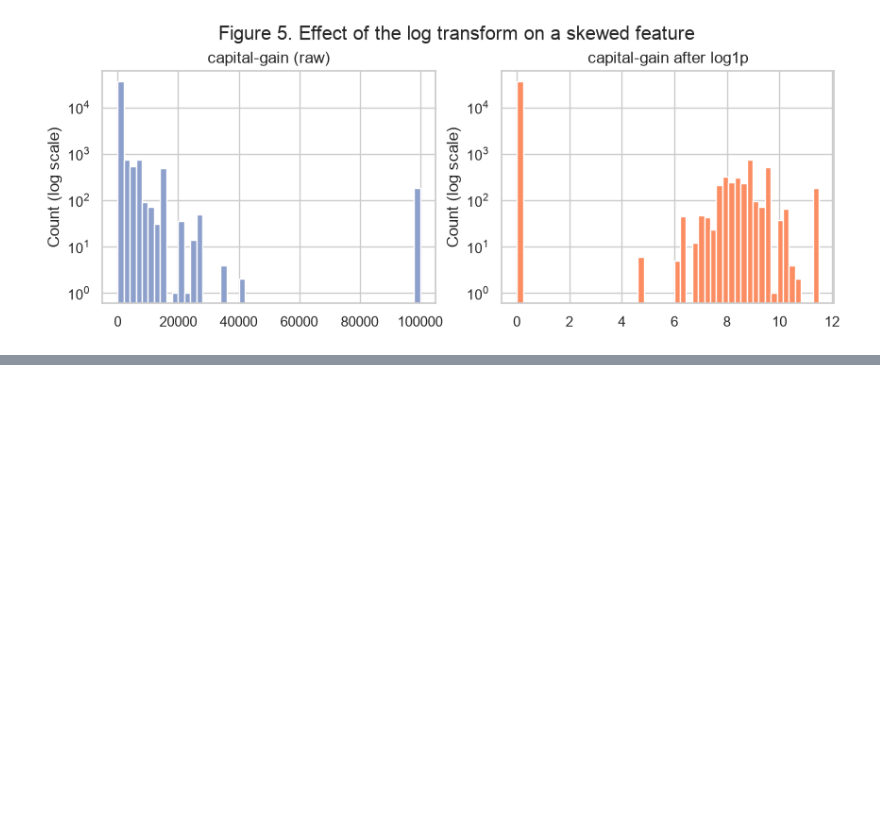
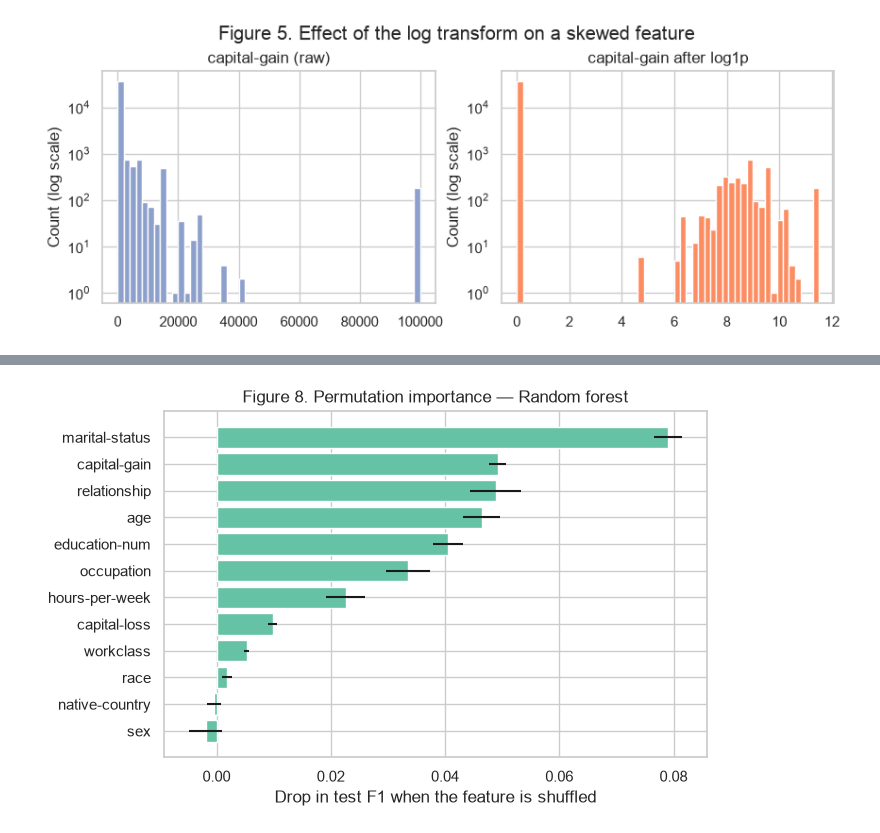
Before and after one commit to alexander-kuzmin-us/MachineLearningFoundations, a Jupyter notebook: modeling.ipynb, the cells around one changed output, grey strips where cells are left out. Saved outputs shown, nothing was run; the diff lists cells and outputs as text; code cells hidden in the pictures; blank space fills up the shorter version.

```diff
--- a/modeling.ipynb
+++ b/modeling.ipynb
@@ -444,0 +590,6 @@ plt.show()
+# %%
+# Pick the final model by cross-validated F1 (not by test score, to keep the test set honest)
+best_name = cv_summary["CV F1 (mean)"].idxmax()
+best_model = models[best_name]
+print(f"Selected model: {best_name}\n")
+print(classification_report(y_test, best_model.predict(X_test), target_names=["<=50K", ">50K"], digits=3))
@@ -444,0 +679,16 @@ plt.show()
+# %%
+from sklearn.inspection import permutation_importance
+
+perm = permutation_importance(best_model, X_test, y_test, scoring="f1", n_repeats=5,
+                              random_state=RANDOM_STATE)  # the forest itself already uses all cores
+importance = (pd.DataFrame({"mean": perm.importances_mean, "std": perm.importances_std}, index=X_test.columns)
+              .sort_values("mean"))
+
+fig, ax = plt.subplots(figsize=(7, 4.5))
+ax.barh(importance.index, importance["mean"], xerr=importance["std"], color="#66c2a5")
+ax.set_xlabel("Drop in test F1 when the feature is shuffled")
+ax.set_title(f"Figure 8. Permutation importance — {best_name}")
+save(fig, "fig8_permutation_importance")
+plt.show()
+# %% [output]
+[figure, added]
```
Also changed, not shown: parts of 35 cells of this notebook, 6 other files.
